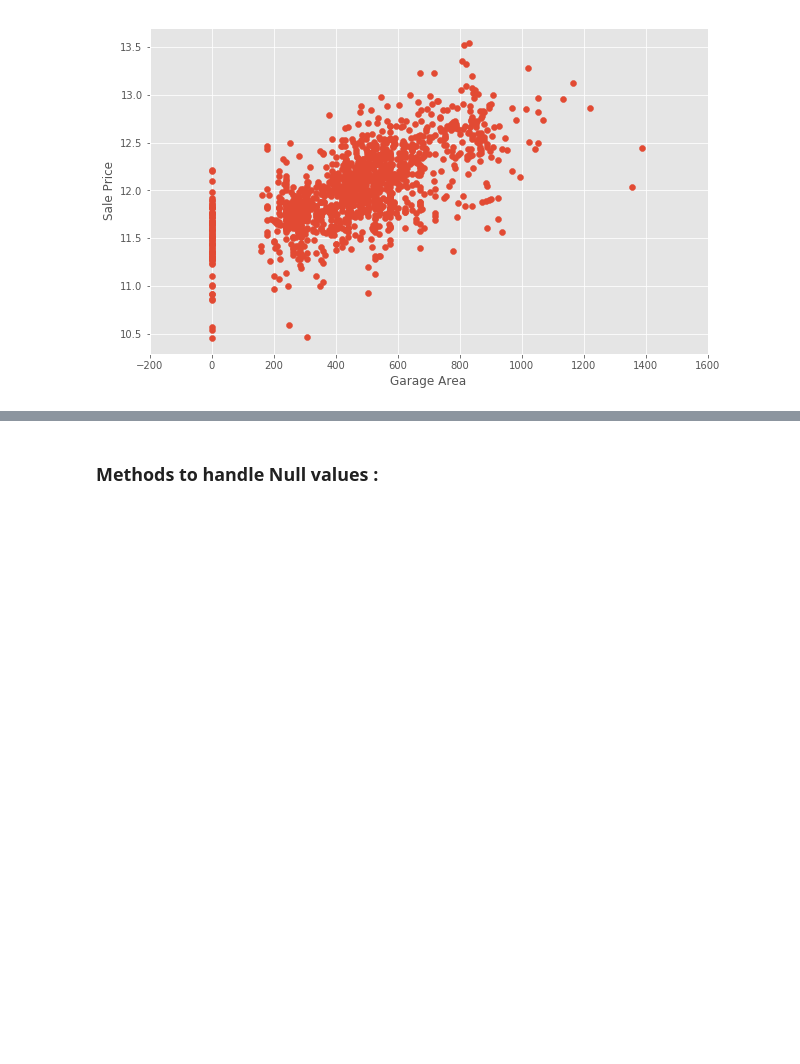
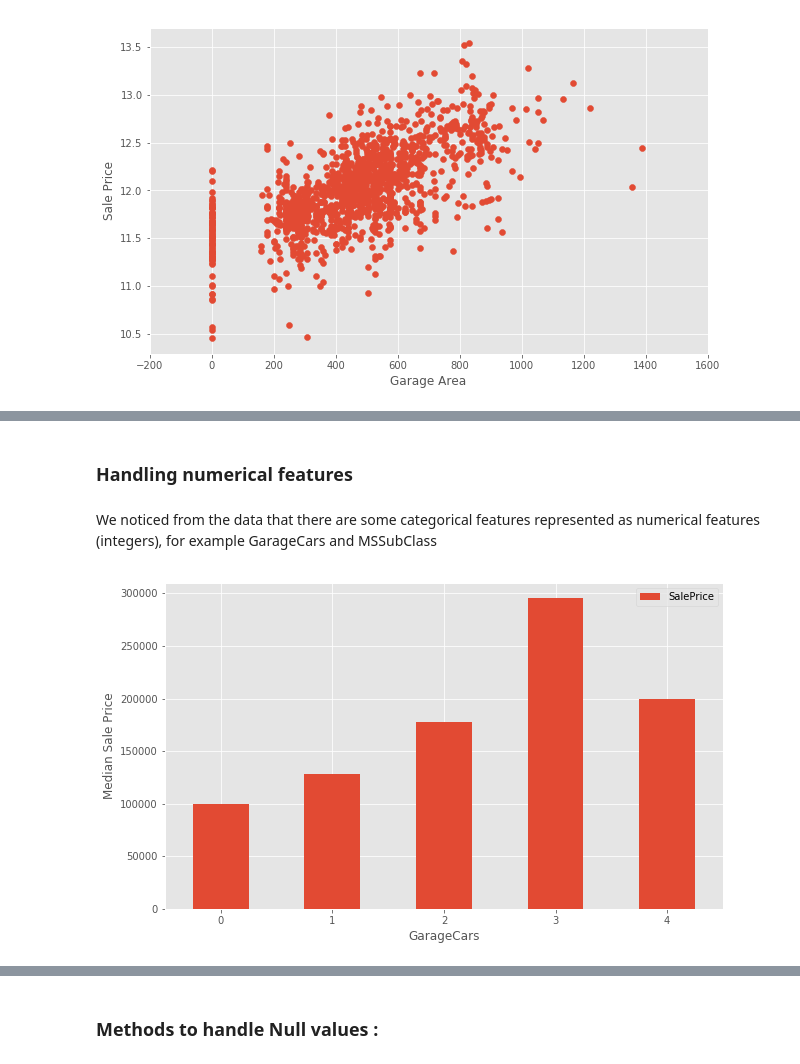
Before and after one commit to RayBela/House-Prices-Competition, a Jupyter notebook: House Prices Competition - Modeling 2.ipynb, the cells around one changed output, grey strips where cells are left out. Cells and saved outputs as stored; diff of their text form; code cells hidden in the pictures; blank space fills up the shorter version.

```diff
--- a/House Prices Competition - Modeling 2.ipynb
+++ b/House Prices Competition - Modeling 2.ipynb
@@ -224,0 +177,2 @@ test_set = test.select_dtypes(include=[np.number])
+# %%
+train = train.drop(['Utilities'], axis=1)
@@ -224,0 +183,2 @@ test_set = test.select_dtypes(include=[np.number])
+# %%
+train["Functional"] = train["Functional"].fillna("Typ")
@@ -224,0 +194,15 @@ test_set = test.select_dtypes(include=[np.number])
+# %%
+from sklearn.preprocessing import LabelEncoder
+cols = ('FireplaceQu', 'BsmtQual', 'BsmtCond', 'GarageQual', 'GarageCond',
+        'ExterQual', 'ExterCond','HeatingQC', 'PoolQC', 'KitchenQual', 'BsmtFinType1',
+        'BsmtFinType2', 'Functional', 'Fence', 'BsmtExposure', 'GarageFinish', 'LandSlope',
+        'LotShape', 'PavedDrive', 'Street', 'Alley', 'CentralAir', 'MSSubClass', 'OverallCond',
+        'YrSold', 'MoSold')
+# process columns, apply LabelEncoder to categorical features
+for c in cols:
+    lbl = LabelEncoder()
+    lbl.fit(list(train[c].values))
+    train[c] = lbl.transform(list(train[c].values))
+
+# shape
+print('Shape all_data: {}'.format(train.shape))
@@ -224,0 +256,3 @@ test_set = test.select_dtypes(include=[np.number])
+# %%
+# we can add a feature of the total area of the house
+train['TotalSF'] = train['TotalBsmtSF'] + train['1stFlrSF'] + train['2ndFlrSF']
@@ -224,0 +262,14 @@ test_set = test.select_dtypes(include=[np.number])
+# %% [markdown]
+### Handling numerical features
+# %% [markdown]
+We noticed from the data that there are some categorical features represented as numerical features (integers), for example GarageCars and MSSubClass
+# %%
+garage_pivot = train.pivot_table(index='GarageCars',
+                                    values='SalePrice', aggfunc=np.median)
+garage_pivot.plot(kind='bar')
+plt.xlabel('GarageCars')
+plt.ylabel('Median Sale Price')
+plt.xticks(rotation=0)
+plt.show()
+# %% [output]
+[figure, added]
```
Also changed, not shown: parts of 89 cells of this notebook, 1 other file.
